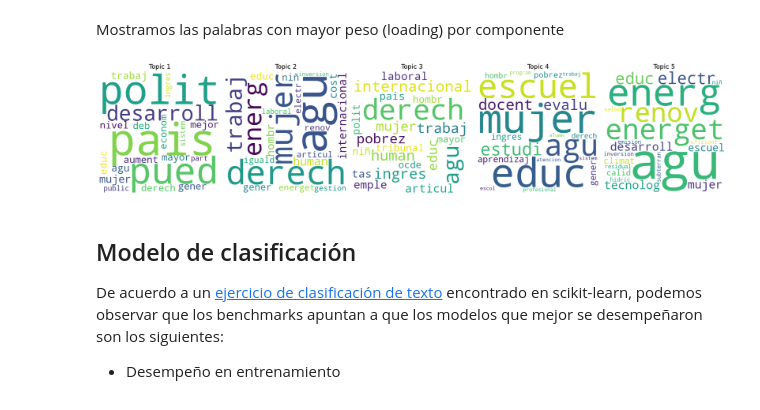
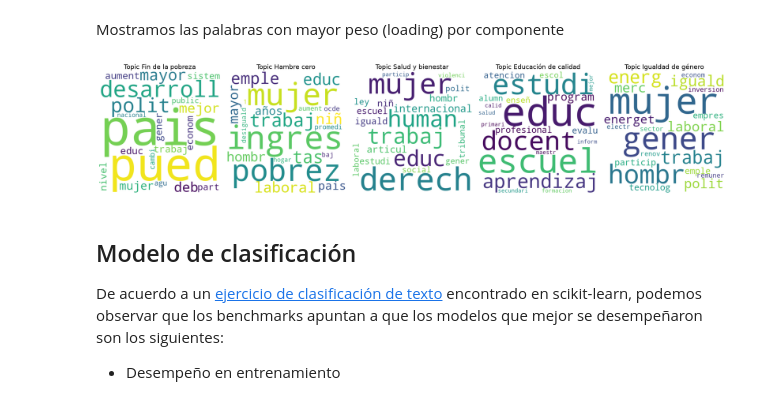
Before and after one commit to Largnaster/maia_nsml_micro-project-two, a Jupyter notebook: Microproyecto_2.ipynb, the cells around one changed output. Cells and saved outputs as stored; diff of their text form; code cells hidden in the pictures.

```diff
--- a/Microproyecto_2.ipynb
+++ b/Microproyecto_2.ipynb
@@ -325,8 +394,33 @@ Utilizando la clase de TruncatedSVD realizamos el agrupamiento de palabras con s
 # %%
-n_topics = 15
+lsa_models = {}
+lsa_summary = []
+n_topics = [10, 15, 20]
 
-lsa = TruncatedSVD(n_components=n_topics, algorithm='randomized', random_state=STATE)
-X_lsa = lsa.fit_transform(X_tfidf)
+for n in n_topics:
+    lsa = TruncatedSVD(n_components=n, n_iter=10, random_state=STATE)
+    lsa_model = lsa.fit(X_tfidf)
+    lsa_models[n] = lsa_model
+    lsa_summary.append({'Componentes': n, 'Varianza explicada': lsa_model.explained_variance_ratio_.sum()})
 
-print(f'Varianza explicada por cada componente: {lsa.explained_variance_ratio_.sum():.2%}')
+display(pd.DataFrame(lsa_summary))
+lsa_20 = lsa_models[20]
+
+def describe_topics(lsa_model, vocabulary, n_top_words=10):
+    n_topics = 6
+    rows = []
+
+    for comp, weights in enumerate(lsa_model.components_[:n_topics], start=1):
+        positive_weights = weights.argsort()[-n_top_words:][::-1]
+        negative_weights = [index for index in weights.argsort()[:5] if weights[index] < 0]
+
+        rows.append({
+            'Componente': comp,
+            'Palabras positivas': ', '.join(f'{vocabulary[i]} ({weights[i]:.2f})' for i in positive_weights),
+            'Palabras negativas': ', '.join(f'{vocabulary[i]} ({weights[i]:.2f})' for i in negative_weights) or 'Ninguna'
+        })
+
+    return pd.DataFrame(rows)
+
+topics = describe_topics(lsa_20, cloud_vectorizer.get_feature_names_out(), n_top_words=10)
+display(topics)
 # %% [output]
@@ -336,29 +440,31 @@ Mostramos las palabras con mayor peso (loading) por componente
 # %%
 selected_topics = [0, 1, 2, 3, 4]
 
 fig, axes = plt.subplots(1, 5, figsize=(22, 5))
-terms = vectorizer.get_feature_names_out()
+terms = cloud_vectorizer.get_feature_names_out()
 
 for ax, idx in zip(axes, selected_topics):
-    topic = lsa.components_[idx]
-    top_indices = np.argsort(np.abs(topic))[::-1][:20]
+    weights = lsa_20.components_[idx]
+    top_indices = weights.argsort()[::-1][:20]
 
-    top_weights = {terms[i]: abs(topic[i]) for i in top_indices}
+    top_weights = {
+        terms[i]: weights[i] for i in top_indices if weights[i] > 0
+    }
 
     wc = WordCloud(
         width=400,
         height=400,
         background_color='white'
     ).generate_from_frequencies(top_weights)
 
     ax.imshow(wc, interpolation='bilinear')
-    ax.set_title(f'Topic {idx + 1}', fontsize=16)
+    ax.set_title(f'Topic {ods_names[idx + 1]}', fontsize=16)
     ax.axis('off')
 
 plt.tight_layout()
 plt.show()
 # %% [output]
-[figure, old version]
+[figure, new version]
 # %% [markdown]
 ## Modelo de clasificación
 
```
Also changed, not shown: parts of 38 cells of this notebook, 1 other file.
